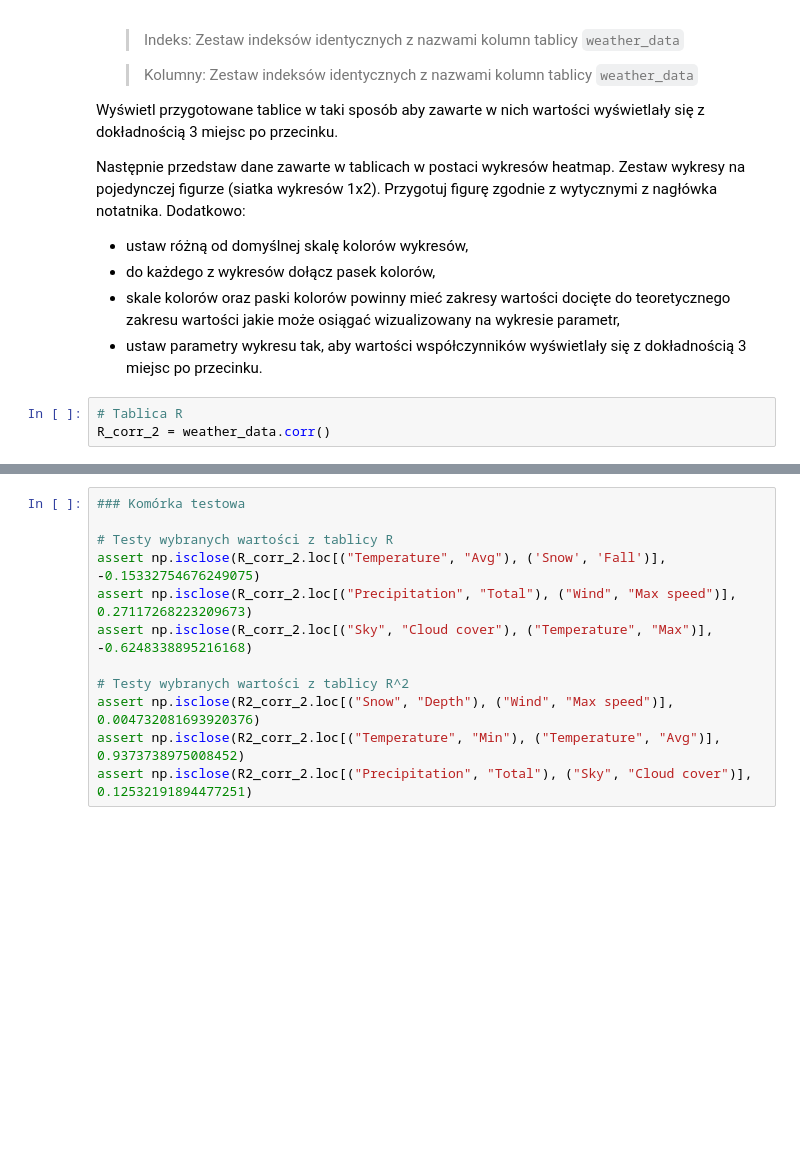
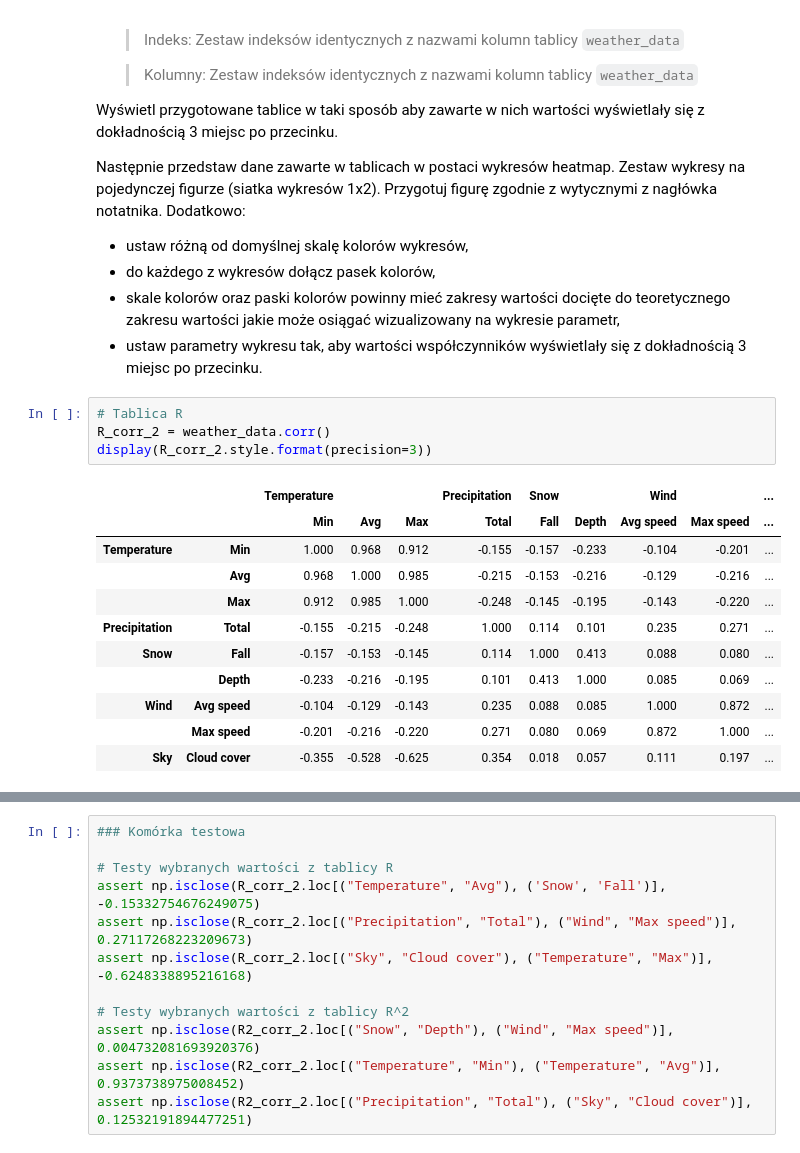
Before and after one commit to kubanskan/AGHCourse-DataAnalysisPython, a Jupyter notebook: Project3-DescriptiveStatisticsPart3/ZZ03_CZ03.ipynb, the cells around one changed output, grey strips where cells are left out. Drawn from its saved outputs; the diff is of its cells as text; blank space fills up the shorter version.

```diff
--- a/Project3-DescriptiveStatisticsPart3/ZZ03_CZ03.ipynb
+++ b/Project3-DescriptiveStatisticsPart3/ZZ03_CZ03.ipynb
@@ -181,6 +181,19 @@ Następnie przedstaw dane zawarte w tablicach w postaci wykresów heatmap. Zesta
 # %%
 # Tablica R
 R_corr_2 = weather_data.corr()
+display(R_corr_2.style.format(precision=3))
+# %% [output]
+|  |  | Temperature |  |  | Precipitation | Snow |  | Wind |  | ... |
+|  |  | Min | Avg | Max | Total | Fall | Depth | Avg speed | Max speed | ... |
+| Temperature | Min | 1.000 | 0.968 | 0.912 | -0.155 | -0.157 | -0.233 | -0.104 | -0.201 | ... |
+|  | Avg | 0.968 | 1.000 | 0.985 | -0.215 | -0.153 | -0.216 | -0.129 | -0.216 | ... |
+|  | Max | 0.912 | 0.985 | 1.000 | -0.248 | -0.145 | -0.195 | -0.143 | -0.220 | ... |
+| Precipitation | Total | -0.155 | -0.215 | -0.248 | 1.000 | 0.114 | 0.101 | 0.235 | 0.271 | ... |
+| Snow | Fall | -0.157 | -0.153 | -0.145 | 0.114 | 1.000 | 0.413 | 0.088 | 0.080 | ... |
+|  | Depth | -0.233 | -0.216 | -0.195 | 0.101 | 0.413 | 1.000 | 0.085 | 0.069 | ... |
+| Wind | Avg speed | -0.104 | -0.129 | -0.143 | 0.235 | 0.088 | 0.085 | 1.000 | 0.872 | ... |
+|  | Max speed | -0.201 | -0.216 | -0.220 | 0.271 | 0.080 | 0.069 | 0.872 | 1.000 | ... |
+| Sky | Cloud cover | -0.355 | -0.528 | -0.625 | 0.354 | 0.018 | 0.057 | 0.111 | 0.197 | ... |
 # %%
 # Tablica R^2
 R2_corr_2 = R_corr_2**2
```
Also changed, not shown: parts of 4 cells of this notebook.
